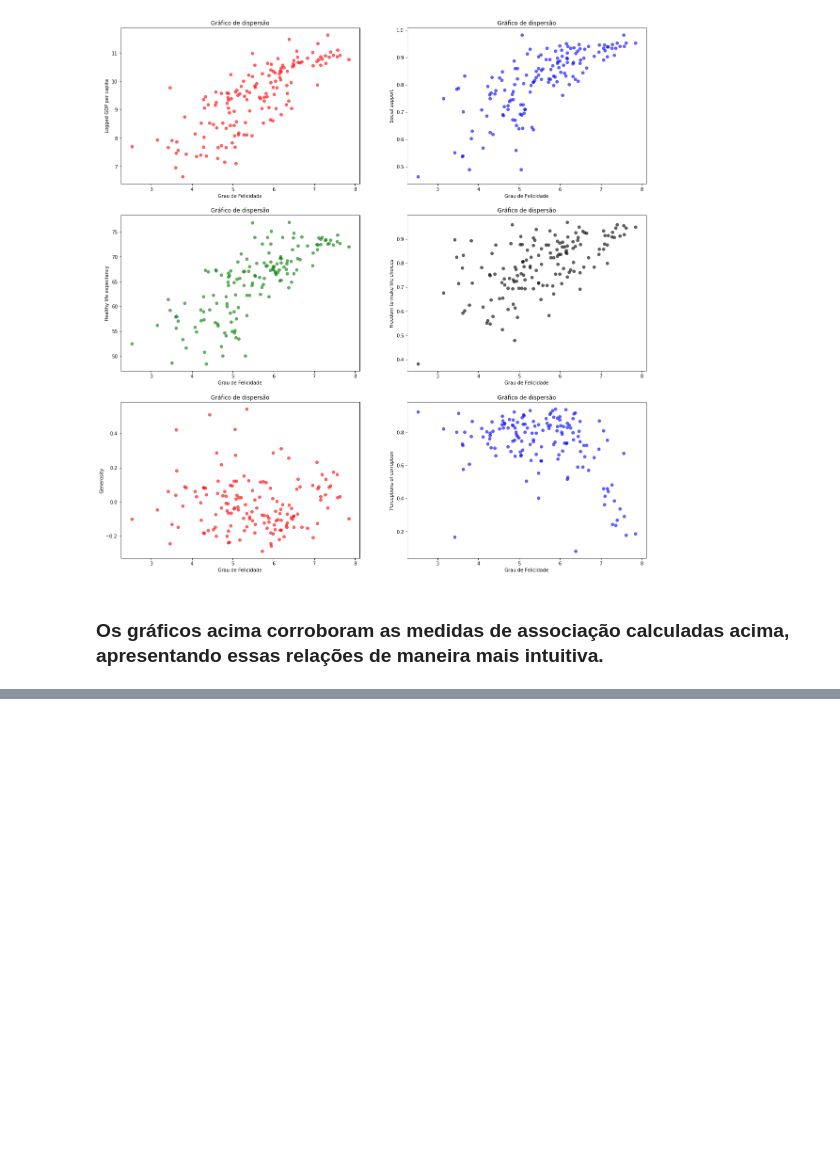
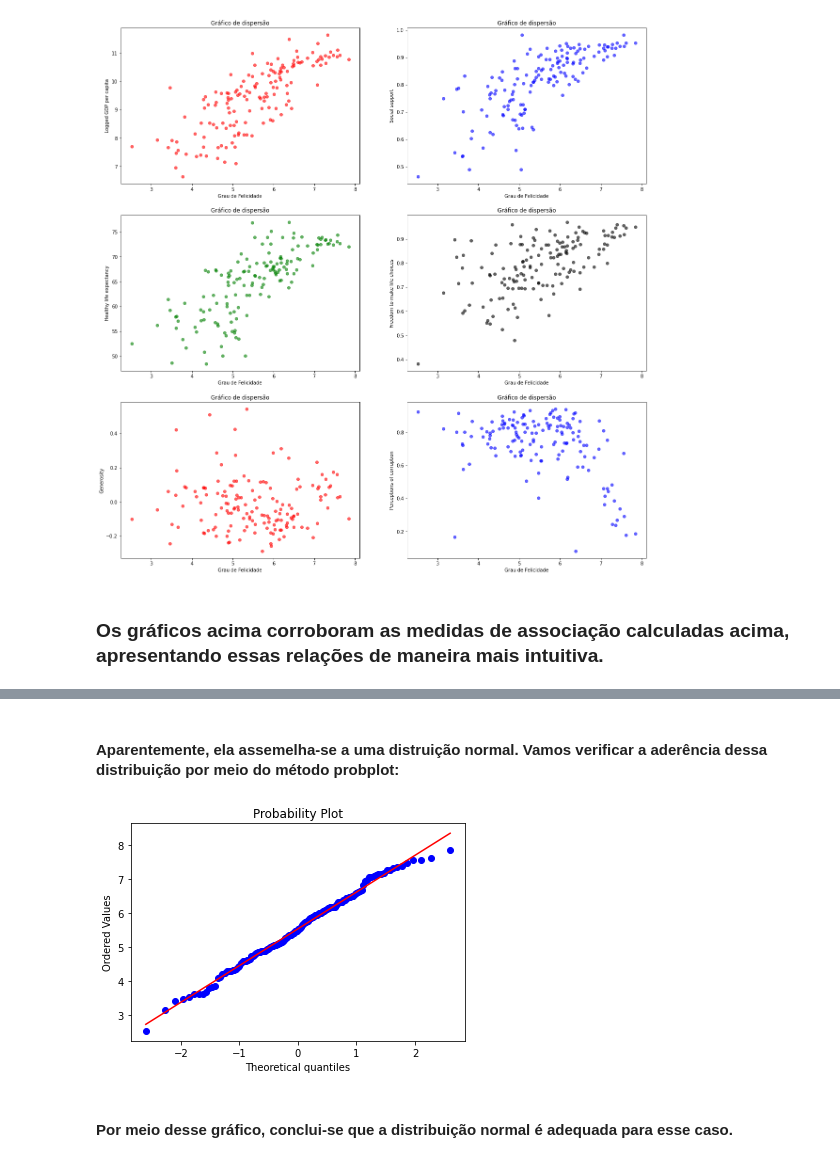
Before and after one commit to niveaabreu/Projeto-2-Ciencia-dos-Dados, a Jupyter notebook: Projeto 2 - Ciência dos Dados.ipynb, the cells around one changed output, grey strips where cells are left out. Saved outputs shown, nothing was run; the diff lists cells and outputs as text; code cells hidden in the pictures; blank space fills up the shorter version.

```diff
--- a/Projeto 2 - Ciência dos Dados.ipynb
+++ b/Projeto 2 - Ciência dos Dados.ipynb
@@ -154,0 +176,9 @@ plt.show()
+# %% [markdown]
+#### Aparentemente, ela assemelha-se a uma distruição normal.  Vamos verificar a aderência dessa distribuição por meio do método probplot:
+# %%
+import scipy
+scipy.stats.probplot(felicidade_2021['Ladder score'], dist='norm', plot=plt);
+# %% [output]
+[figure, added]
+# %% [markdown]
+#### Por meio desse gráfico, conclui-se que a distribuição normal é adequada para esse caso.
```
Also changed, not shown: parts of 7 cells of this notebook.
